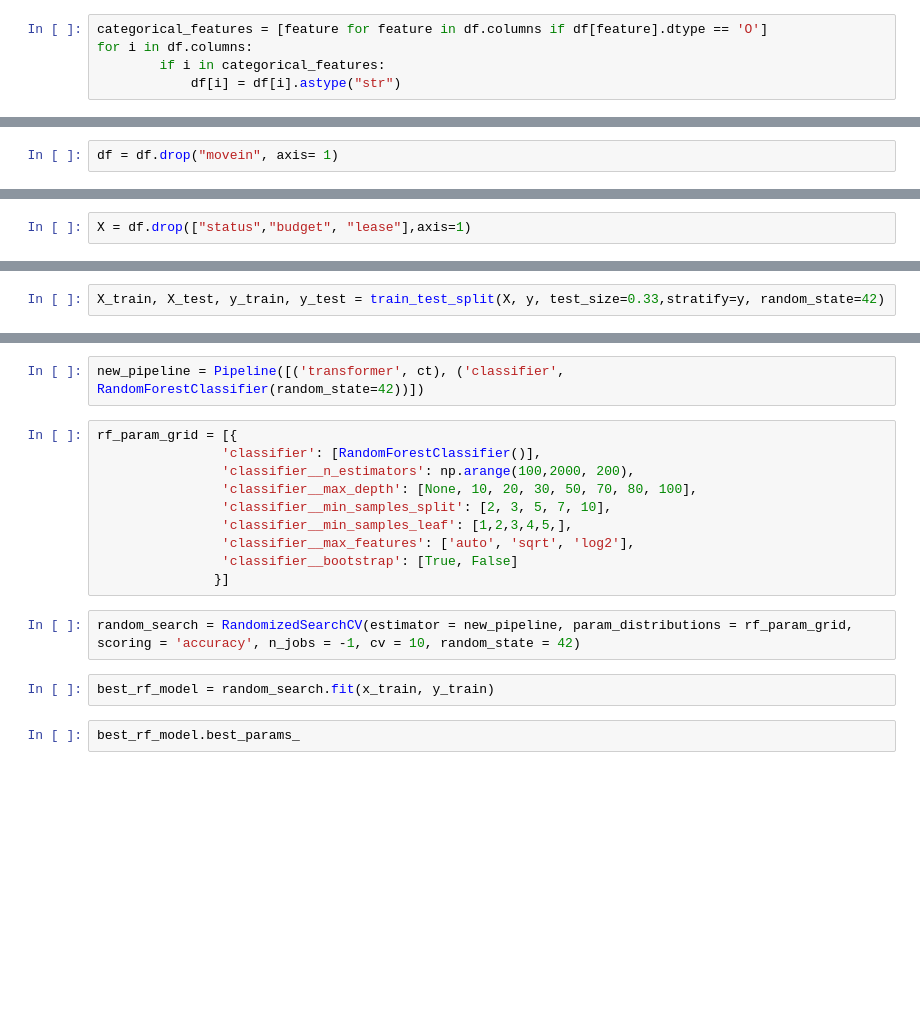
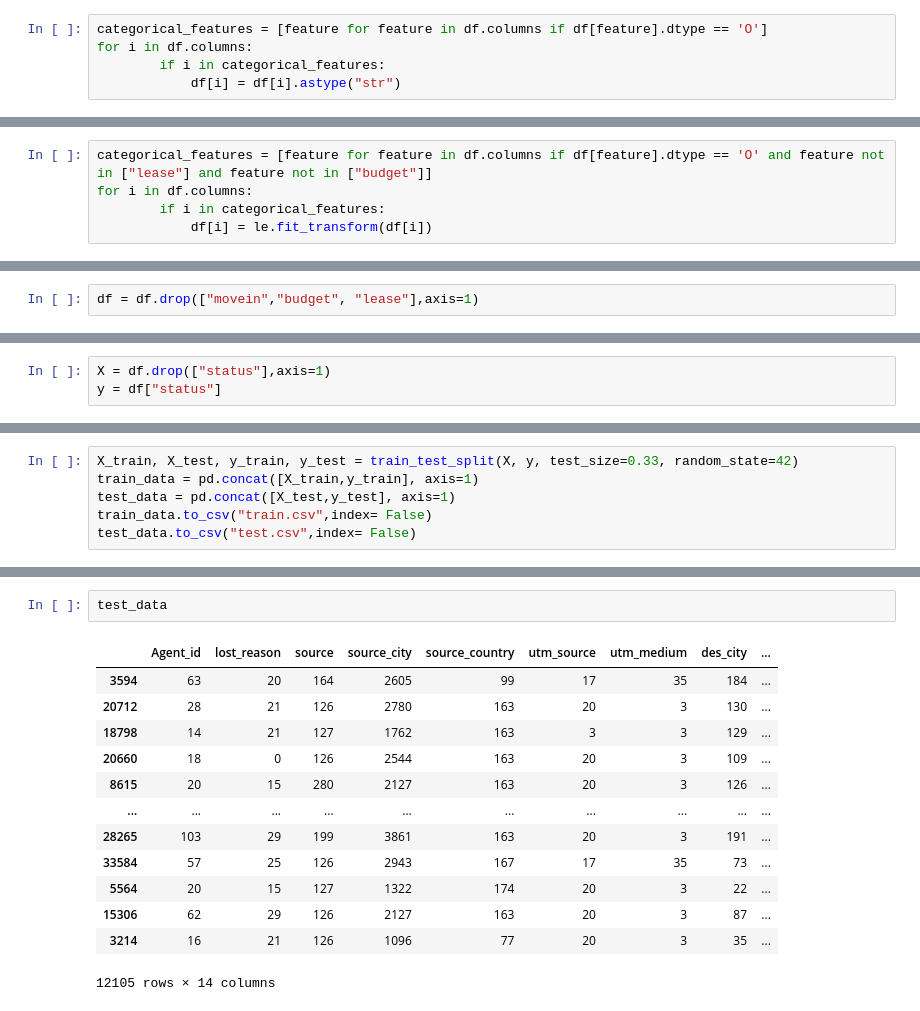
Before and after one commit to Shruti-Agrawal28/lead-score_model, a Jupyter notebook: lead scoring model.ipynb, the cells around one changed output, grey strips where cells are left out. Cells and saved outputs as stored; diff of their text form; blank space fills up the shorter version.

```diff
--- a/lead scoring model.ipynb
+++ b/lead scoring model.ipynb
@@ -529,0 +370,5 @@ plt.show()
+# %%
+categorical_features = [feature for feature in df.columns if df[feature].dtype == 'O' and feature not in ["lease"] and feature not in ["budget"]]
+for i in df.columns:
+        if i in categorical_features:
+            df[i] = le.fit_transform(df[i])
@@ -530,2 +377,2 @@ plt.show()
 # %%
-df = df.drop("movein", axis= 1)
+df = df.drop(["movein","budget", "lease"],axis=1)
@@ -538,2 +381,3 @@ sns.heatmap(df.corr(), annot= True)
 # %%
-X = df.drop(["status","budget", "lease"],axis=1)
+X = df.drop(["status"],axis=1)
+y = df["status"]
@@ -567,2 +384,6 @@ Name: count, dtype: int64
 # %%
-X_train, X_test, y_train, y_test = train_test_split(X, y, test_size=0.33,stratify=y, random_state=42)
+X_train, X_test, y_train, y_test = train_test_split(X, y, test_size=0.33, random_state=42)
+train_data = pd.concat([X_train,y_train], axis=1)
+test_data = pd.concat([X_test,y_test], axis=1)
+train_data.to_csv("train.csv",index= False)
+test_data.to_csv("test.csv",index= False)
@@ -698,18 +390,16 @@ Test Error: 0.0
-# %%
-new_pipeline = Pipeline([('transformer', ct), ('classifier', RandomForestClassifier(random_state=42))])
-# %%
-rf_param_grid = [{
-                'classifier': [RandomForestClassifier()],
-                'classifier__n_estimators': np.arange(100,2000, 200),
-                'classifier__max_depth': [None, 10, 20, 30, 50, 70, 80, 100],
-                'classifier__min_samples_split': [2, 3, 5, 7, 10],
-                'classifier__min_samples_leaf': [1,2,3,4,5,],
-                'classifier__max_features': ['auto', 'sqrt', 'log2'],
-                'classifier__bootstrap': [True, False]
-               }]
-# %%
-random_search = RandomizedSearchCV(estimator = new_pipeline, param_distributions = rf_param_grid, scoring = 'accuracy', n_jobs = -1, cv = 10, random_state = 42)
-# %%
-best_rf_model = random_search.fit(x_train, y_train)
-# %%
-best_rf_model.best_params_
+# %%
+test_data
+# %% [output]
+|  | Agent_id | lost_reason | source | source_city | source_country | utm_source | utm_medium | des_city | ... |
+| 3594 | 63 | 20 | 164 | 2605 | 99 | 17 | 35 | 184 | ... |
+| 20712 | 28 | 21 | 126 | 2780 | 163 | 20 | 3 | 130 | ... |
+| 18798 | 14 | 21 | 127 | 1762 | 163 | 3 | 3 | 129 | ... |
+| 20660 | 18 | 0 | 126 | 2544 | 163 | 20 | 3 | 109 | ... |
+| 8615 | 20 | 15 | 280 | 2127 | 163 | 20 | 3 | 126 | ... |
+| ... | ... | ... | ... | ... | ... | ... | ... | ... | ... |
+| 28265 | 103 | 29 | 199 | 3861 | 163 | 20 | 3 | 191 | ... |
+| 33584 | 57 | 25 | 126 | 2943 | 167 | 17 | 35 | 73 | ... |
+| 5564 | 20 | 15 | 127 | 1322 | 174 | 20 | 3 | 22 | ... |
+| 15306 | 62 | 29 | 126 | 2127 | 163 | 20 | 3 | 87 | ... |
+| 3214 | 16 | 21 | 126 | 1096 | 77 | 20 | 3 | 35 | ... |
+12105 rows × 14 columns
```
Also changed, not shown: parts of 86 cells of this notebook, 6 other files.
